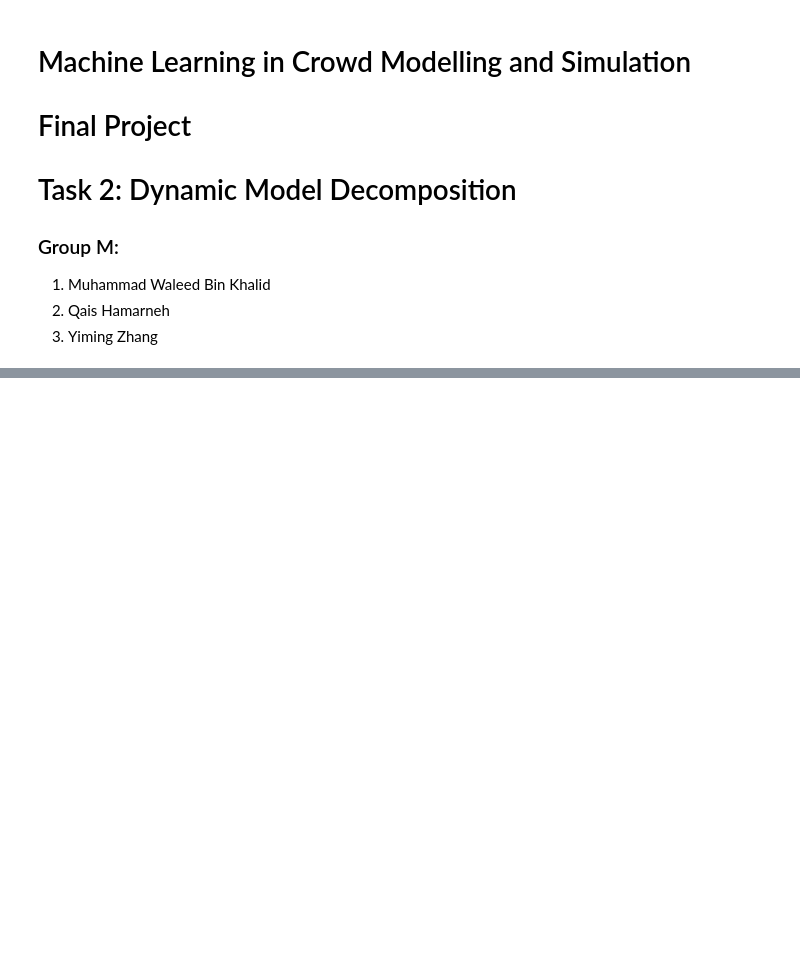
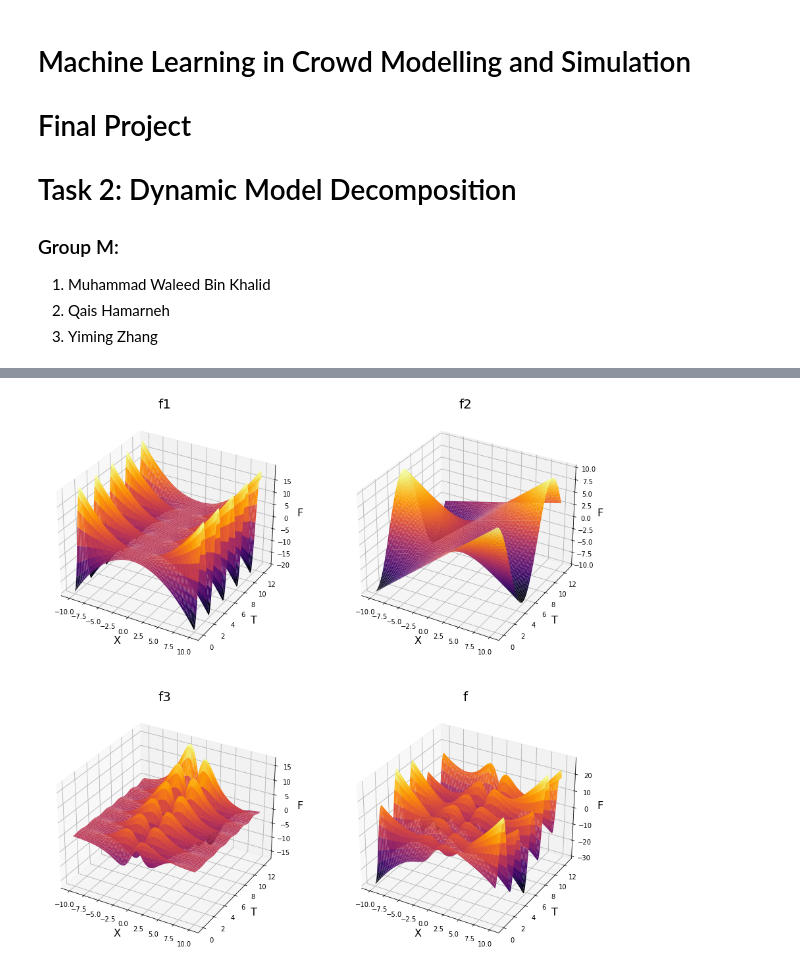
Before and after one commit to waleedbinkhalid74/ml_cms_final_project, a Jupyter notebook: task_2.ipynb, the cells around one changed output, grey strips where cells are left out. Saved outputs shown, nothing was run; the diff lists cells and outputs as text; code cells hidden in the pictures; blank space fills up the shorter version.

```diff
--- a/task_2.ipynb
+++ b/task_2.ipynb
@@ -79,40 +92,43 @@ dt = t[1] - t[0]
 
 X, T = np.meshgrid(x, t)
 
-f1 = np.multiply(20-0.2*np.power(X, 2), np.exp((2.3j)*T))
-f2 = np.multiply(X, np.exp(0.6j*T))
-f3 = np.multiply(5*np.multiply(1/np.cosh(X/2), np.tanh(X/2)), 2*np.exp((0.1+2.8j)*T))
+f1 = (-0.2*np.power(X, 2)) * np.exp((2.3j)*T)
+f2 = X * np.exp(0.6j*T)
+f3 = 5 * 1/np.cosh(X/2) * np.tanh(X/2) * 2 * np.exp((0.1+2.8j)*T)
 
 f = f1 + f2 + f3
 # %%
 fig = plt.figure(figsize=(15,15))
 gs = fig.add_gridspec(2, 2)
 f1_ax = fig.add_subplot(gs[0, 0], projection='3d')
 f2_ax = fig.add_subplot(gs[0, 1], projection='3d')
 f3_ax = fig.add_subplot(gs[1, 0], projection='3d')
 f_ax = fig.add_subplot(gs[1, 1], projection='3d')
 
-f1_ax.plot_surface(X, T, f1, cmap="gray", rstride=1, cstride=1, alpha=None, antialiased=True)
-f1_ax.set_xlabel("X")
-f1_ax.set_ylabel("T")
-f1_ax.set_zlabel("F")
-f1_ax.set_title('f1');
+f1_ax.plot_surface(X, T, f1, cmap="inferno", rstride=1, cstride=1, alpha=None, antialiased=True)
+f1_ax.set_xlabel("X", fontsize=16)
+f1_ax.set_ylabel("T", fontsize=16)
+f1_ax.set_zlabel("F", fontsize=16)
+f1_ax.set_title('f1', fontsize=20);
+f2_ax.plot_surface(X, T, f2, cmap="inferno", rstride=1, cstride=1, alpha=None, antialiased=True)
+f2_ax.set_xlabel("X", fontsize=16)
+f2_ax.set_ylabel("T", fontsize=16)
+f2_ax.set_zlabel("F", fontsize=16)
+f2_ax.set_title('f2', fontsize=20);
 
-f2_ax.plot_surface(X, T, f2, cmap="binary", rstride=1, cstride=1, alpha=None, antialiased=True)
-f2_ax.set_xlabel("X")
-f2_ax.set_ylabel("T")
-f2_ax.set_zlabel("F")
-f2_ax.set_title('f2');
+f3_ax.plot_surface(X, T, f3, cmap="inferno", rstride=1, cstride=1, alpha=None, antialiased=True)
+f3_ax.set_xlabel("X", fontsize=16)
+f3_ax.set_ylabel("T", fontsize=16)
+f3_ax.set_zlabel("F", fontsize=16)
+f3_ax.set_title('f3', fontsize=20)
 
-f3_ax.plot_surface(X, T, f3, cmap="binary", rstride=1, cstride=1, alpha=None, antialiased=True)
-f3_ax.set_xlabel("X")
-f3_ax.set_ylabel("T")
-f3_ax.set_zlabel("F")
-f3_ax.set_title('f3')
+f_ax.plot_surface(X, T, f, cmap="inferno", rstride=1, cstride=1, alpha=None, antialiased=True)
+f_ax.set_xlabel("X", fontsize=16)
+f_ax.set_ylabel("T", fontsize=16)
+f_ax.set_zlabel("F", fontsize=16)
+f_ax.set_title('f', fontsize=20)
 
-f_ax.plot_surface(X, T, f, cmap="binary", rstride=1, cstride=1, alpha=None, antialiased=True)
-f_ax.set_xlabel("X")
-f_ax.set_ylabel("T")
-f_ax.set_zlabel("F")
-f_ax.set_title('f')
+fig.savefig("figures/task_2_3functions.png")
+# %% [output]
+[figure, added]
 # %%
```
Also changed, not shown: parts of 21 cells of this notebook, 8 other files.
